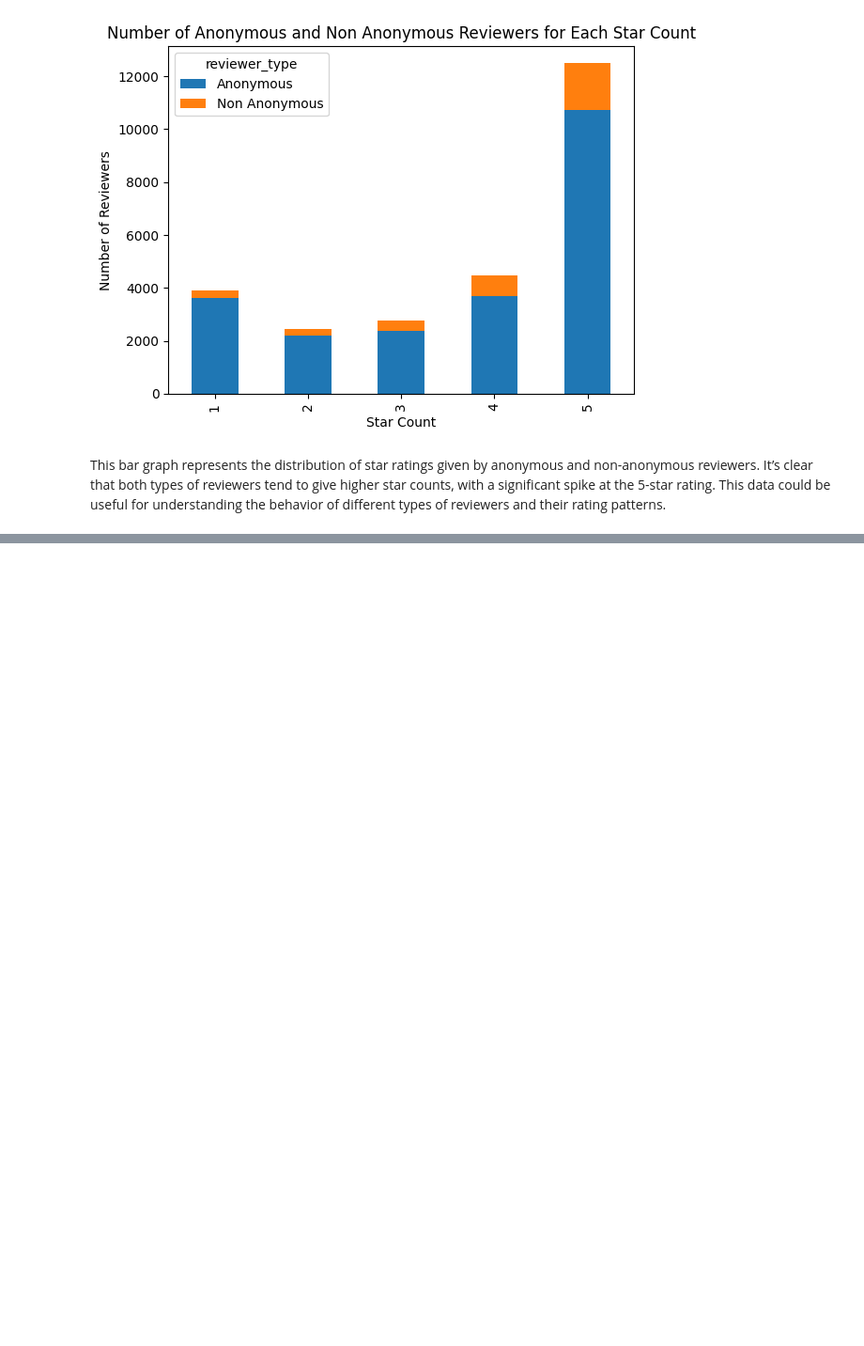
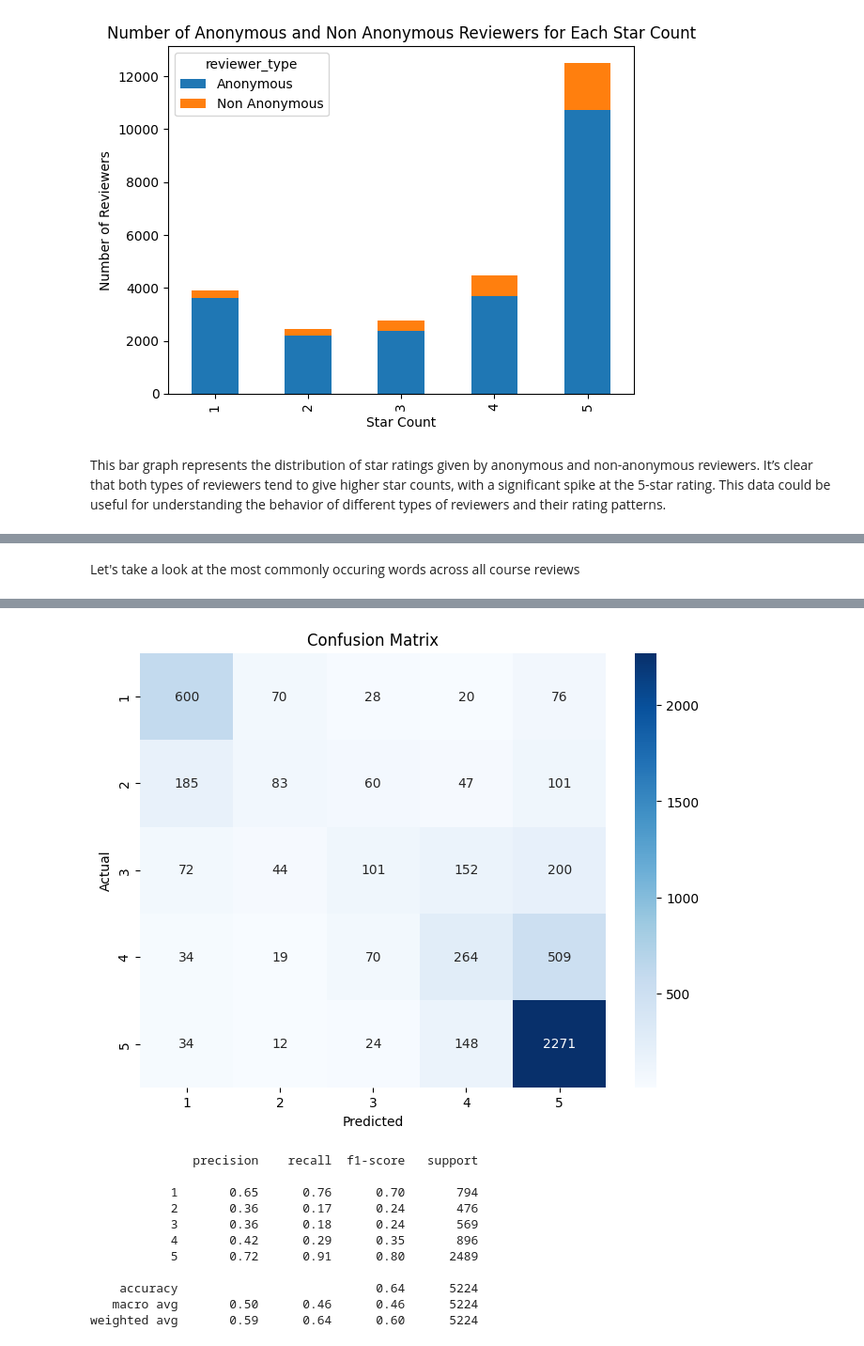
Before and after one commit to ShreenidhiAyinala/Planetterp-Course-Review-Data-Exploration-NLP-Methods, a Jupyter notebook: CMSC320 Final Project Checkpoint3.ipynb, the cells around one changed output, grey strips where cells are left out. Shown at 94% size. Saved outputs shown, nothing was run; the diff lists cells and outputs as text; code cells hidden in the pictures; blank space fills up the shorter version.

Commit message:
Updates
Updated ML model added a bit more thoughts and structure to the conclusion/ summary.

Still needs thoughts to be finished and formatting to be worked.

```diff
--- a/CMSC320 Final Project Checkpoint3.ipynb
+++ b/CMSC320 Final Project Checkpoint3.ipynb
@@ -540,0 +552,66 @@ This bar graph represents the distribution of star ratings given by anonymous an
+# %% [markdown]
+Let's take a look at the most commonly occuring words across all course reviews
+# %%
+# Use logistic regression to predict the star rating of a review based on the review text
+from sklearn.feature_extraction.text import TfidfVectorizer
+from sklearn.model_selection import train_test_split
+from sklearn.metrics import accuracy_score
+from sklearn.linear_model import LogisticRegression
+import torch
+import torch.nn as nn
+import torch.optim as optim
+from torch.utils.data import Dataset, DataLoader
+import matplotlib.pyplot as plt
+
+# Split the data into training and testing sets
+X_train, X_test, y_train, y_test = train_test_split(df['review_text'], df['star_count'], test_size=0.2, random_state=42)
+
+# Create a TF-IDF vectorizer
+vectorizer = TfidfVectorizer(stop_words='english')
+
+# Fit/Transform the data
+X_train = vectorizer.fit_transform(X_train)
+X_test = vectorizer.transform(X_test)
+
+# Create a logistic regression model
+model = LogisticRegression(max_iter=1000)
+
+# Train the model
+model.fit(X_train, y_train)
+
+# Predict the star ratings
+y_pred_train = model.predict(X_train)
+y_pred_test = model.predict(X_test)
+
+# Calculate the accuracy
+accuracy_train = accuracy_score(y_train, y_pred_train)
+accuracy_test = accuracy_score(y_test, y_pred_test)
+
+print(f'Accuracy (Train): {accuracy_train}')
+print(f'Accuracy (Test): {accuracy_test}')
+
+# Show the predicted star ratings
+print('Predicted Star Ratings:')
+print(y_pred_test[:10])
+
+# Show the actual star ratings
+print('Actual Star Ratings:')
+print(y_test[:10])
+
+# Show the confusion matrix for the classifier
+# Create the confusion matrix
+cm = confusion_matrix(y_test, y_pred_test)
+
+# Display the confusion matrix
+plt.figure(figsize=(8, 6))
+sns.heatmap(cm, annot=True, fmt='d', cmap='Blues', xticklabels=model.classes_, yticklabels=model.classes_)
+plt.title('Confusion Matrix')
+plt.xlabel('Predicted')
+plt.ylabel('Actual')
+plt.show()
+
+# Show the classification report
+from sklearn.metrics import classification_report
+
+print(classification_report(y_test, y_pred_test))
+# %% [output]
@@ -540,0 +634,12 @@ This bar graph represents the distribution of star ratings given by anonymous an
+[figure, added]
+              precision    recall  f1-score   support
+
+           1       0.65      0.76      0.70       794
+           2       0.36      0.17      0.24       476
+           3       0.36      0.18      0.24       569
+           4       0.42      0.29      0.35       896
+           5       0.72      0.91      0.80      2489
+
+    accuracy                           0.64      5224
+   macro avg       0.50      0.46      0.46      5224
+weighted avg       0.59      0.64      0.60      5224
```
Also changed, not shown: parts of 22 cells of this notebook.
